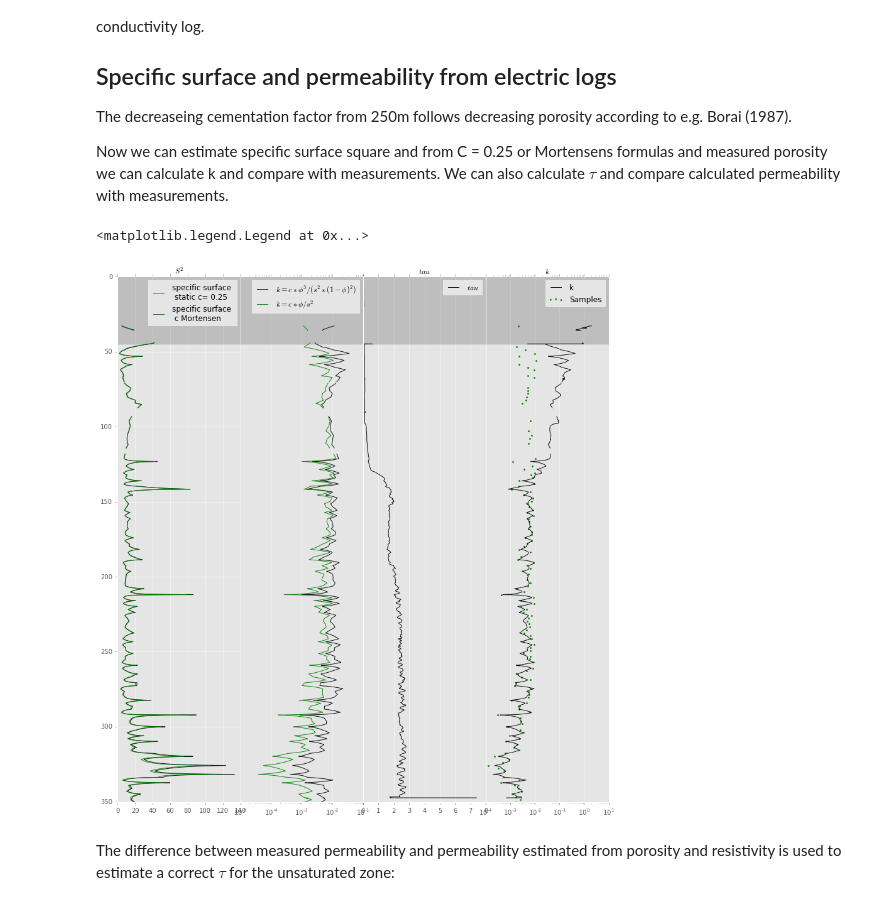
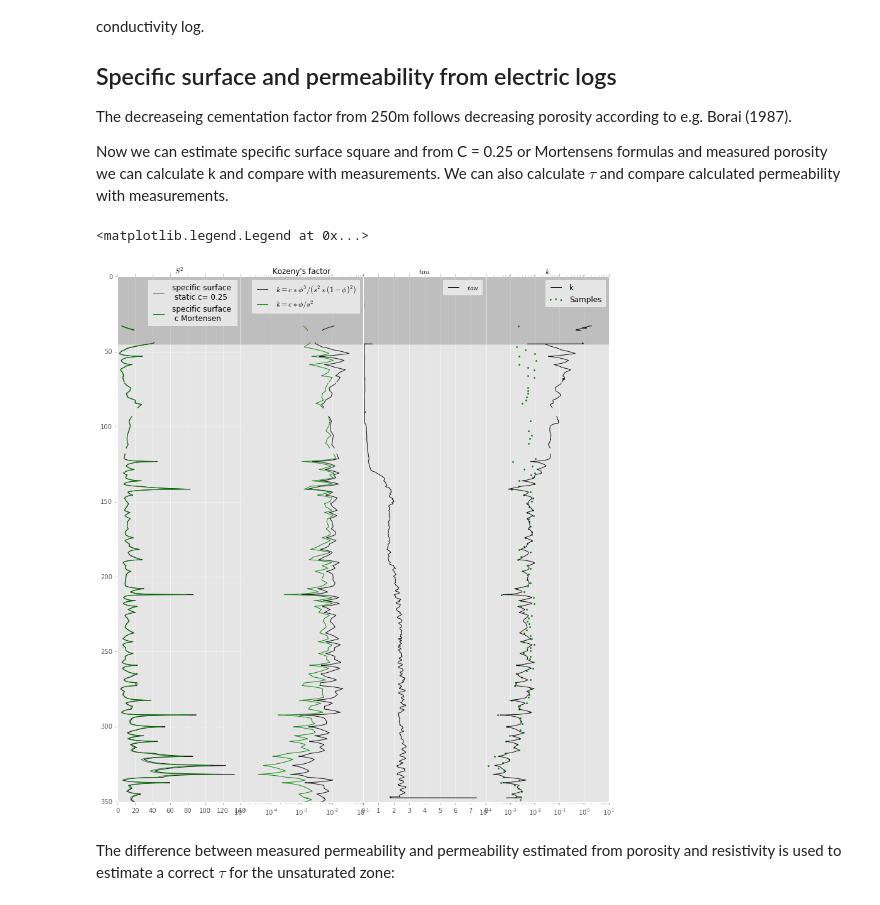
Before and after one commit to TobbeTripitaka/Dalbyover, a Jupyter notebook: Dalbyover sonic log.ipynb, the cells around one changed output. Saved outputs shown, nothing was run; the diff lists cells and outputs as text; code cells hidden in the pictures.

```diff
--- a/Dalbyover sonic log.ipynb
+++ b/Dalbyover sonic log.ipynb
@@ -824,40 +824,41 @@ casing_plot()
 plt.legend()
 
 ax1 = plt.subplot(142)
+plt.title("Kozeny's factor", fontsize = 12)
 k2_inter=(mortensen_c1*POR_inter**3)/(surface_form_mortensen*(1-POR_inter)**2)
 k1_inter=mortensen_c1*POR_inter/surface_form_mortensen
 
 well_plot(k1_inter,data['DEPTH'], lw=1, alpha=0.9, color= 'black', label='$k=c*\phi^3/(s^2*(1-\phi)^2)$')
 well_plot(k2_inter,data['DEPTH'], lw=1, alpha=0.9, color= 'green', label='$k=c*\phi/s^2$')
 #well_plot(data['PERMEABILITY'][mask_PERM],data['DEPTH'][mask_PERM], lw=1, alpha=0.9, color= 'red', label='Samples')
 ax1.set_xscale('log')
 ax1.axes.get_yaxis().set_visible(False)
 casing_plot()
 plt.legend()
 
 ax2 = plt.subplot(143)
 plt.title('$ tau $', fontsize = 12)
 tau = Ff0*POR_inter
 well_plot(tau,data['DEPTH'], lw=1, alpha=0.9, color= 'black', label='$tau$')
 ax2.axes.get_yaxis().set_visible(False)
 casing_plot()
 plt.legend()
 
 ax3 = plt.subplot(144)
 plt.title('$k$', fontsize = 12)
 k_final = (mortensen_c1*POR_inter)/(tau*surface_form_mortensen)
 well_plot(k_final,data['DEPTH'], lw=1, alpha=0.9, color= 'black', label='k')
 ax3.scatter(data['PERMEABILITY'][mask_PERM],data['DEPTH'][mask_PERM],color='green',marker='.',label='Samples')
 ax3.axes.get_yaxis().set_visible(False)
 casing_plot()
 plt.legend()
 ax3.set_xscale('log')
 
 
 plt.legend()
 # %% [output]
 <matplotlib.legend.Legend at 0x...>
-[figure, old version]
+[figure, new version]
 # %% [markdown]
 The difference between measured permeability and permeability estimated from porosity and resistivity is used to estimate a correct $\tau$ for the unsaturated zone:
 # %%
```
Also changed, not shown: parts of 2 cells of this notebook.
